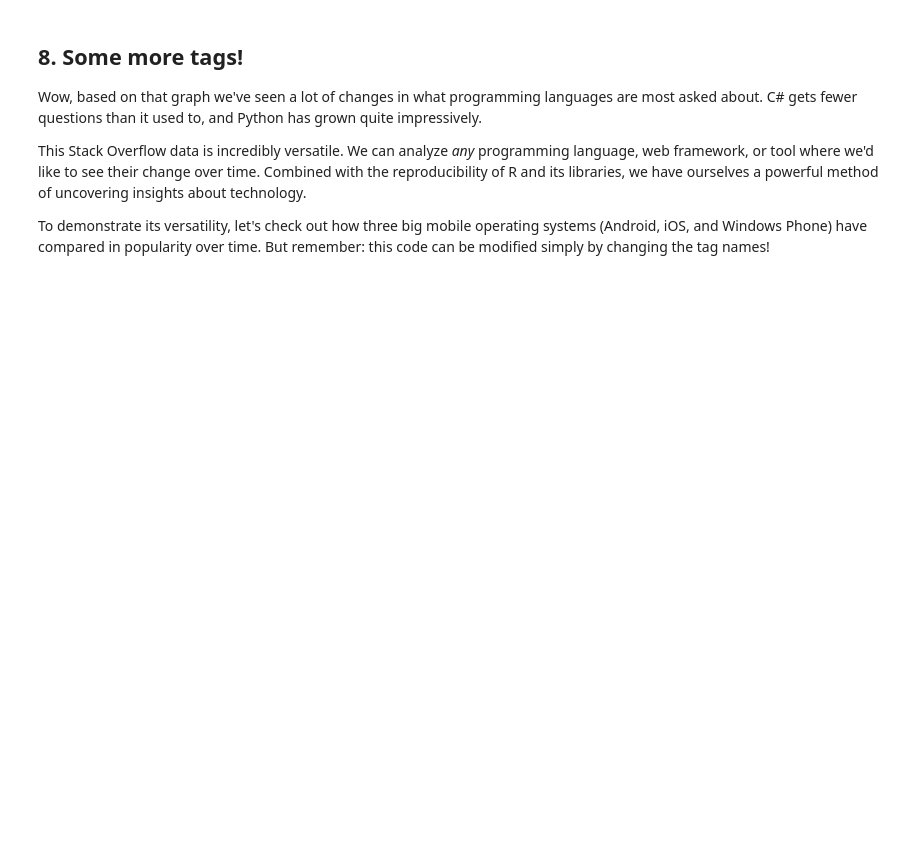
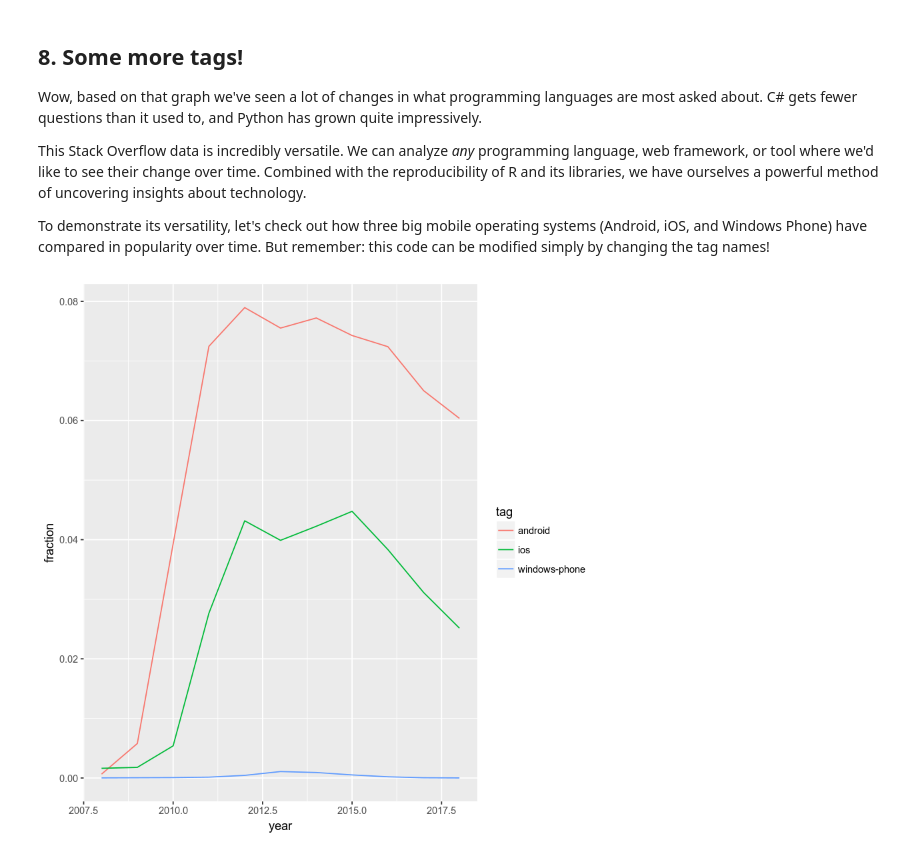
Before and after one commit to MuhsinaElampilakkattil/programming_languages, a Jupyter notebook: notebook.ipynb, the cells around one changed output. Saved outputs shown, nothing was run; the diff lists cells and outputs as text; code cells hidden in the pictures; blank space fills up the shorter version.

```diff
--- a/notebook.ipynb
+++ b/notebook.ipynb
@@ -167,9 +167,12 @@ ggplot(by_tag_subset, aes(year, fraction, color = tag)) +
 # %%
 # Get tags of interest
 my_tags <- c("android", "ios", "windows-phone")
 
 # Filter for those tags
 by_tag_subset <- filter(by_tag_year_fraction, tag %in% my_tags)
 
 # Plot tags over time on a line plot using color to represent tag
-ggplot(by_tag_subset, ae)
+ggplot(by_tag_subset, aes(year, fraction, color = tag)) +
+    geom_line()
+# %% [output]
+[figure, added]
```
Also changed, not shown: parts of 5 cells of this notebook.
